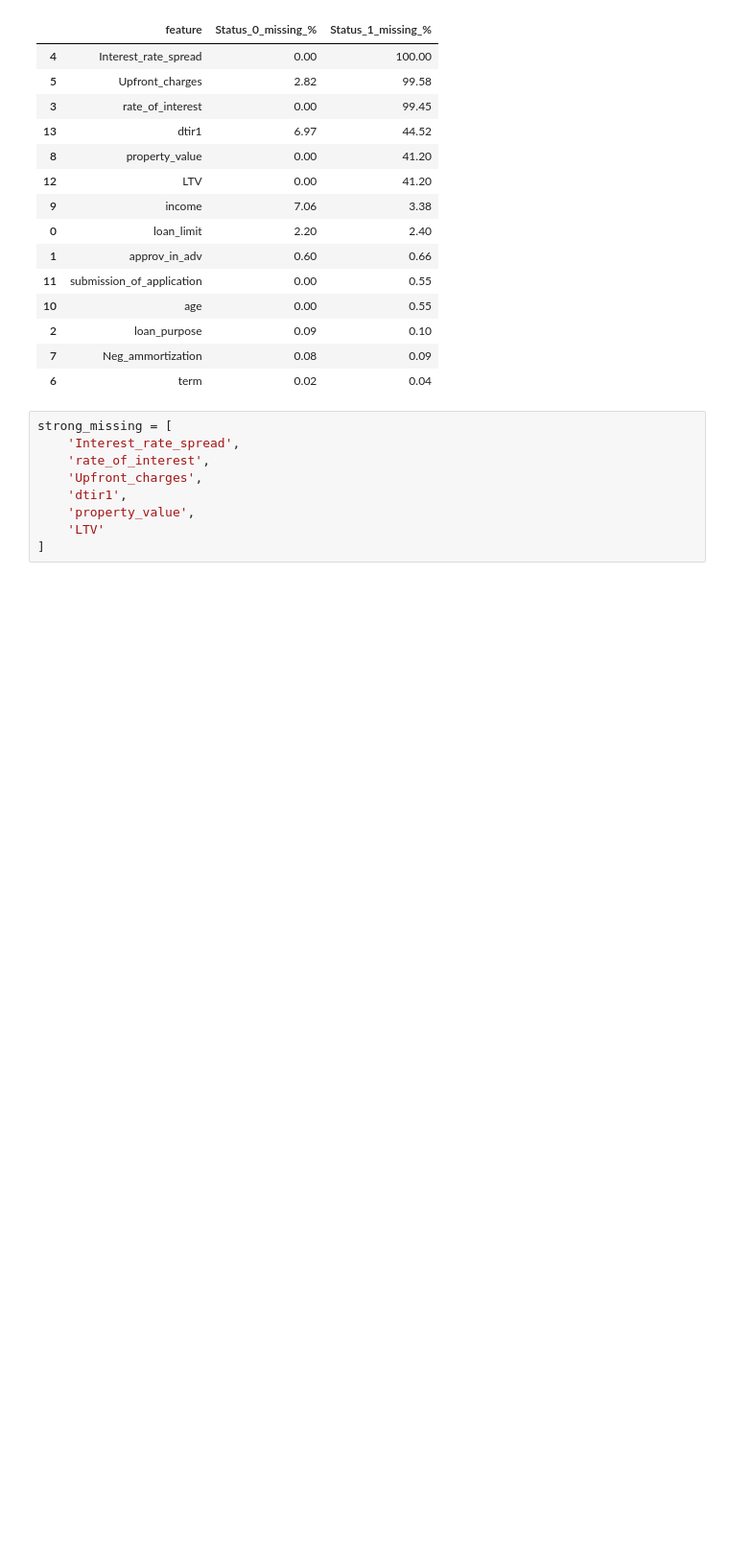
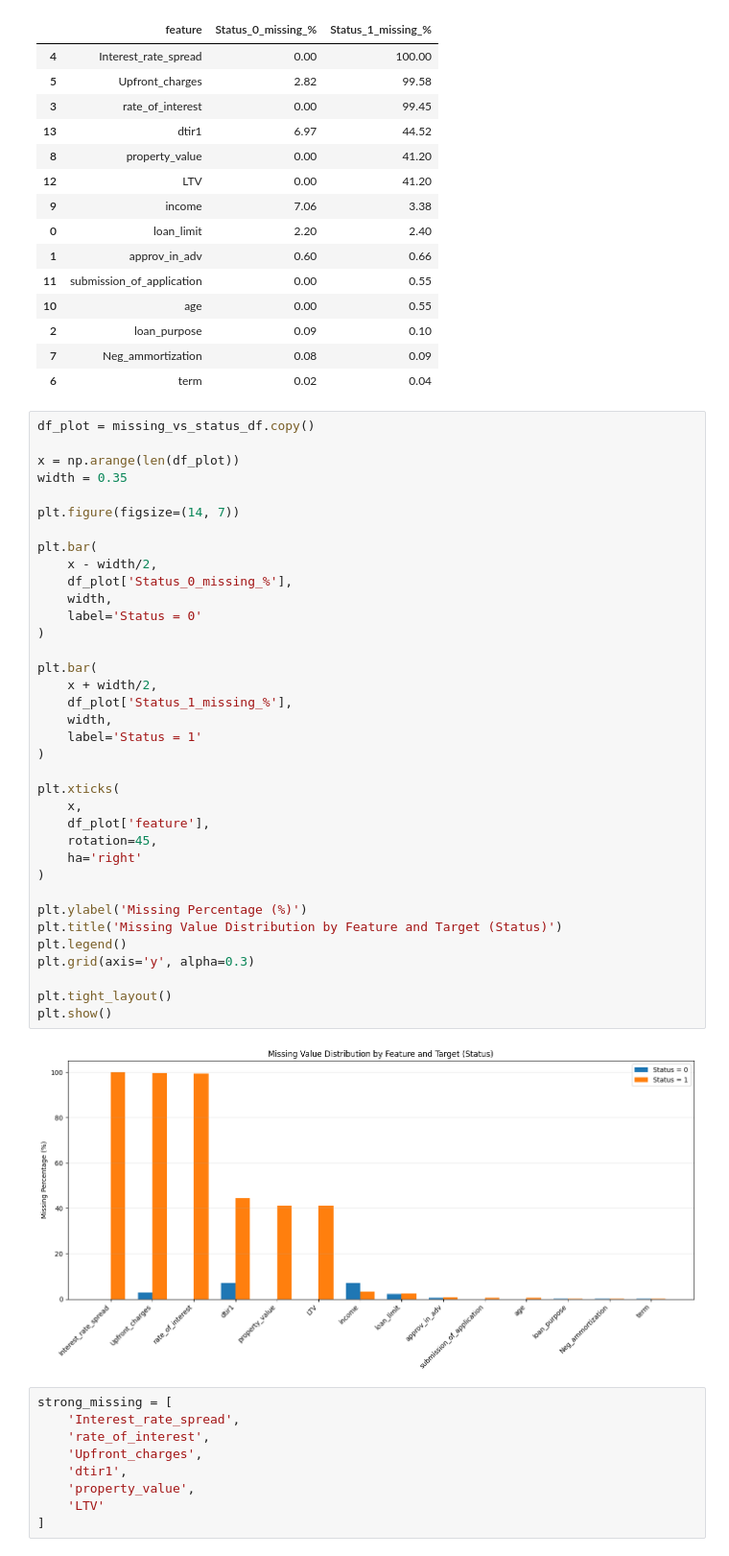
Before and after one commit to mircea-troc/loan-default-prediction, a Jupyter notebook: notebooks/01_exploration.ipynb, the cells around one changed output. Shown at 96% size. Cells and saved outputs as stored; diff of their text form; blank space fills up the shorter version.

```diff
--- a/notebooks/01_exploration.ipynb
+++ b/notebooks/01_exploration.ipynb
@@ -429,6 +429,44 @@ missing_vs_status_df
 | 2 | loan_purpose | 0.09 | 0.10 |
 | 7 | Neg_ammortization | 0.08 | 0.09 |
 | 6 | term | 0.02 | 0.04 |
+# %%
+df_plot = missing_vs_status_df.copy()
+
+x = np.arange(len(df_plot))
+width = 0.35
+
+plt.figure(figsize=(14, 7))
+
+plt.bar(
+    x - width/2,
+    df_plot['Status_0_missing_%'],
+    width,
+    label='Status = 0'
+)
+
+plt.bar(
+    x + width/2,
+    df_plot['Status_1_missing_%'],
+    width,
+    label='Status = 1'
+)
+
+plt.xticks(
+    x,
+    df_plot['feature'],
+    rotation=45,
+    ha='right'
+)
+
+plt.ylabel('Missing Percentage (%)')
+plt.title('Missing Value Distribution by Feature and Target (Status)')
+plt.legend()
+plt.grid(axis='y', alpha=0.3)
+
+plt.tight_layout()
+plt.show()
+# %% [output]
+[figure, added]
 # %%
 strong_missing = [
     'Interest_rate_spread',
```
Also changed, not shown: parts of 2 cells of this notebook, 2 other files.
